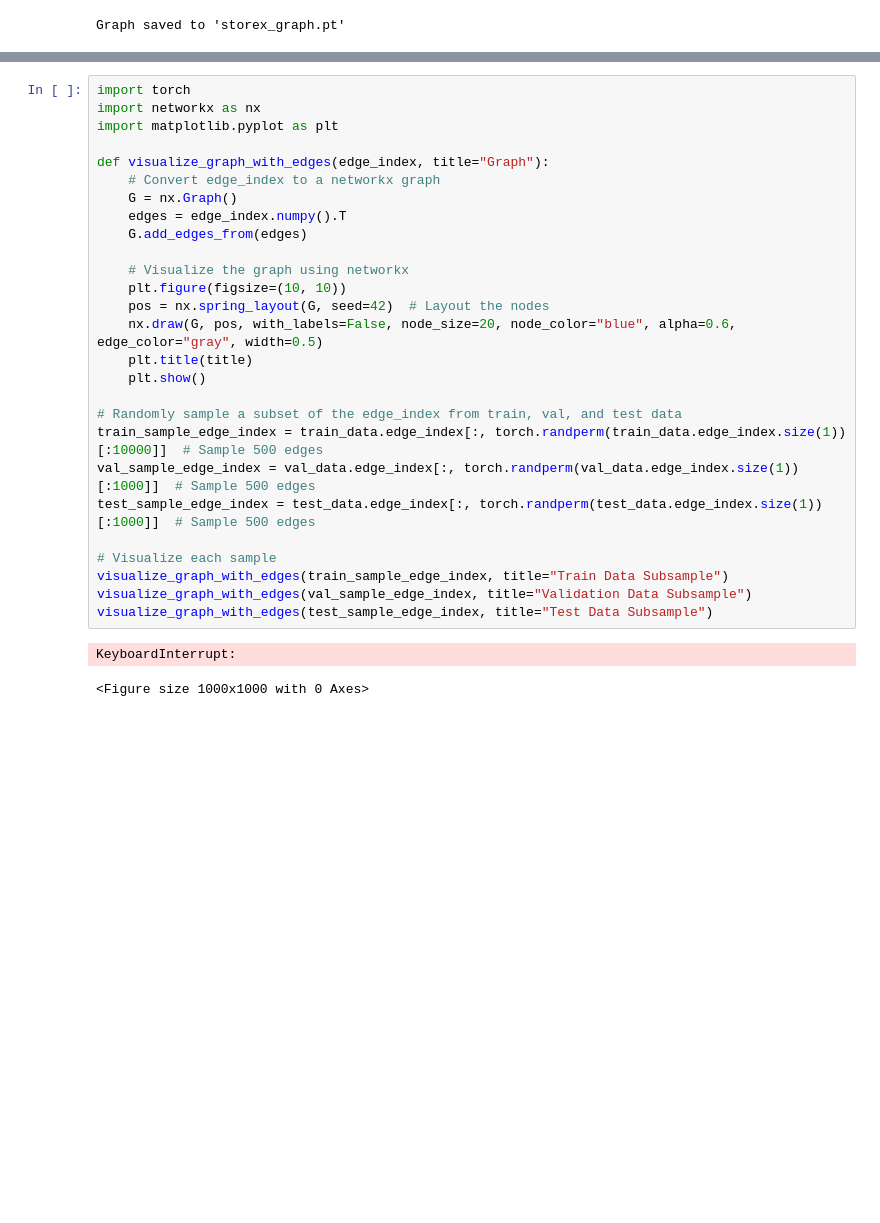
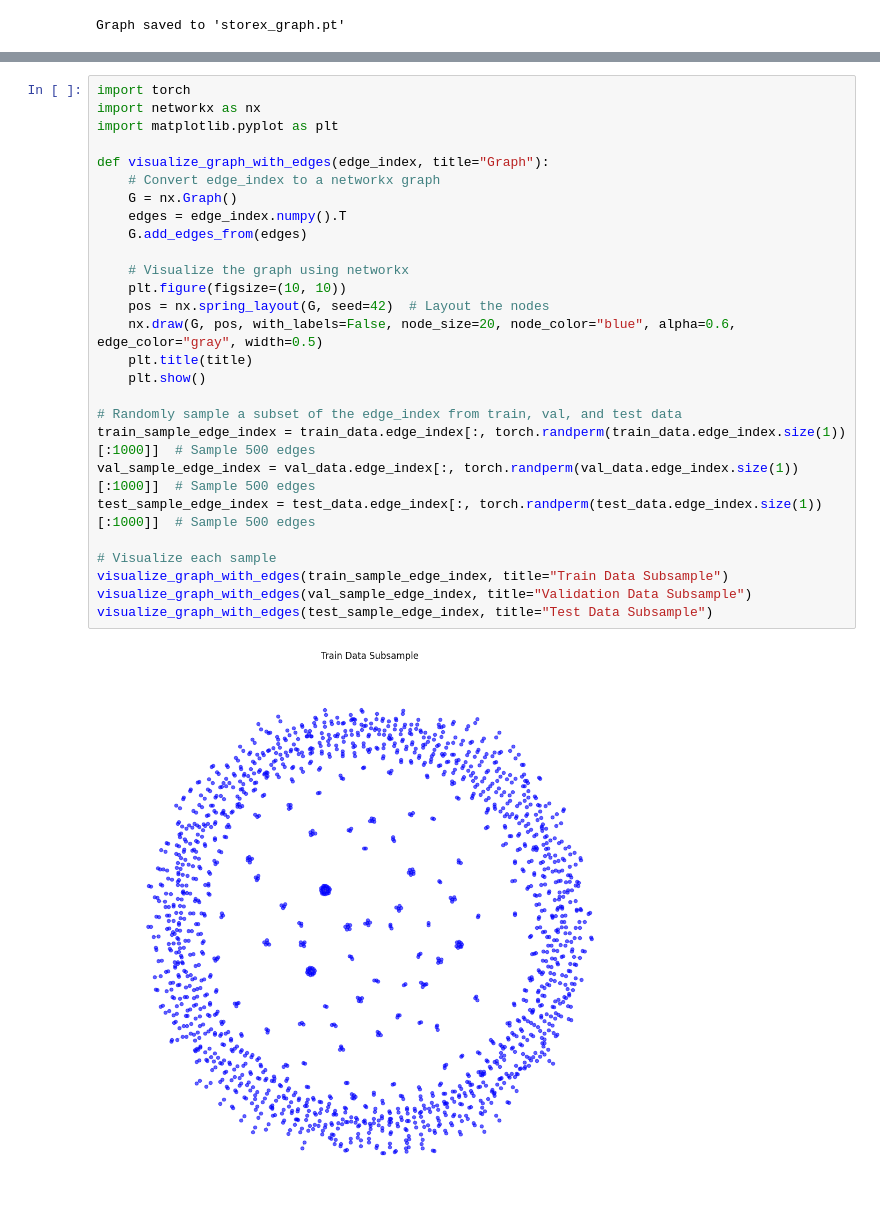
Before and after one commit to AbdalrhmanBasel/AiStore, a Jupyter notebook: Recommender_V1/notebooks/build_graph.ipynb, the cells around one changed output, grey strips where cells are left out. Cells and saved outputs as stored; diff of their text form; blank space fills up the shorter version.

```diff
--- a/Recommender_V1/notebooks/build_graph.ipynb
+++ b/Recommender_V1/notebooks/build_graph.ipynb
@@ -300,30 +411,29 @@ KeyboardInterrupt:
 # %%
 import torch
 import networkx as nx
 import matplotlib.pyplot as plt
 
 def visualize_graph_with_edges(edge_index, title="Graph"):
     # Convert edge_index to a networkx graph
     G = nx.Graph()
     edges = edge_index.numpy().T
     G.add_edges_from(edges)
 
     # Visualize the graph using networkx
     plt.figure(figsize=(10, 10))
     pos = nx.spring_layout(G, seed=42)  # Layout the nodes
     nx.draw(G, pos, with_labels=False, node_size=20, node_color="blue", alpha=0.6, edge_color="gray", width=0.5)
     plt.title(title)
     plt.show()
 
 # Randomly sample a subset of the edge_index from train, val, and test data
-train_sample_edge_index = train_data.edge_index[:, torch.randperm(train_data.edge_index.size(1))[:10000]]  # Sample 500 edges
+train_sample_edge_index = train_data.edge_index[:, torch.randperm(train_data.edge_index.size(1))[:1000]]  # Sample 500 edges
 val_sample_edge_index = val_data.edge_index[:, torch.randperm(val_data.edge_index.size(1))[:1000]]  # Sample 500 edges
 test_sample_edge_index = test_data.edge_index[:, torch.randperm(test_data.edge_index.size(1))[:1000]]  # Sample 500 edges
 
 # Visualize each sample
 visualize_graph_with_edges(train_sample_edge_index, title="Train Data Subsample")
 visualize_graph_with_edges(val_sample_edge_index, title="Validation Data Subsample")
 visualize_graph_with_edges(test_sample_edge_index, title="Test Data Subsample")
 # %% [output]
-KeyboardInterrupt:
-<Figure size 1000x1000 with 0 Axes>
+[figure, added]
```
Also changed, not shown: parts of 10 cells of this notebook, 11 other files.
